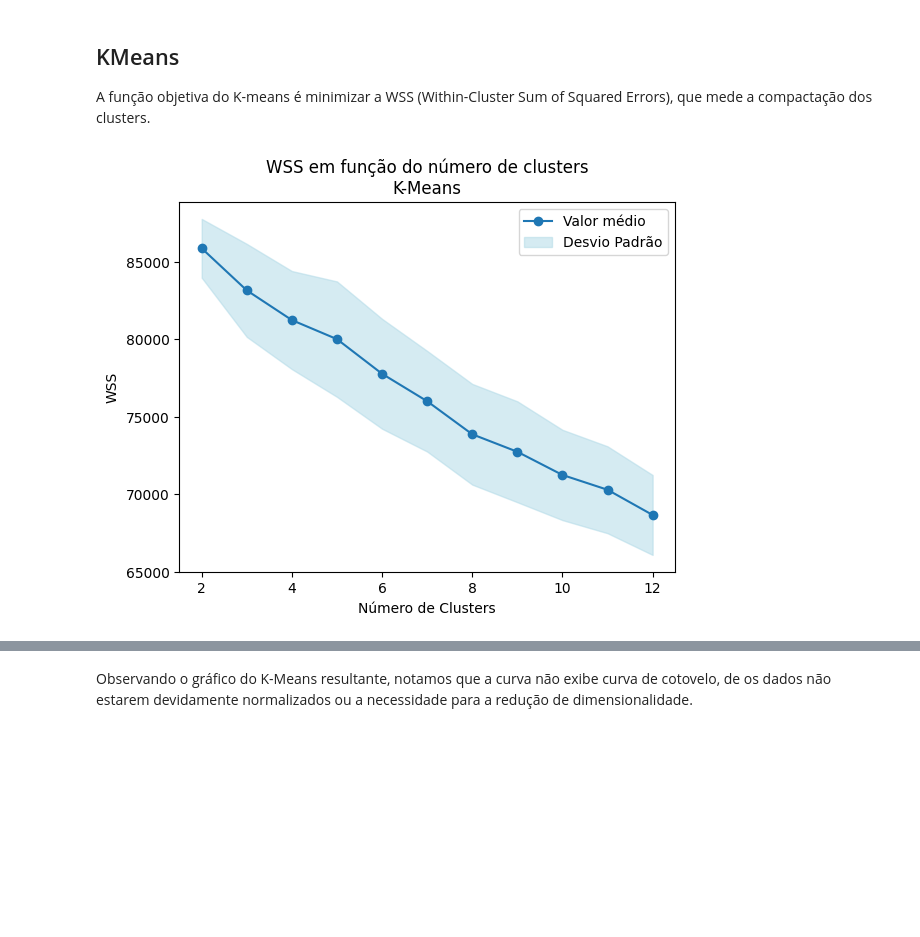
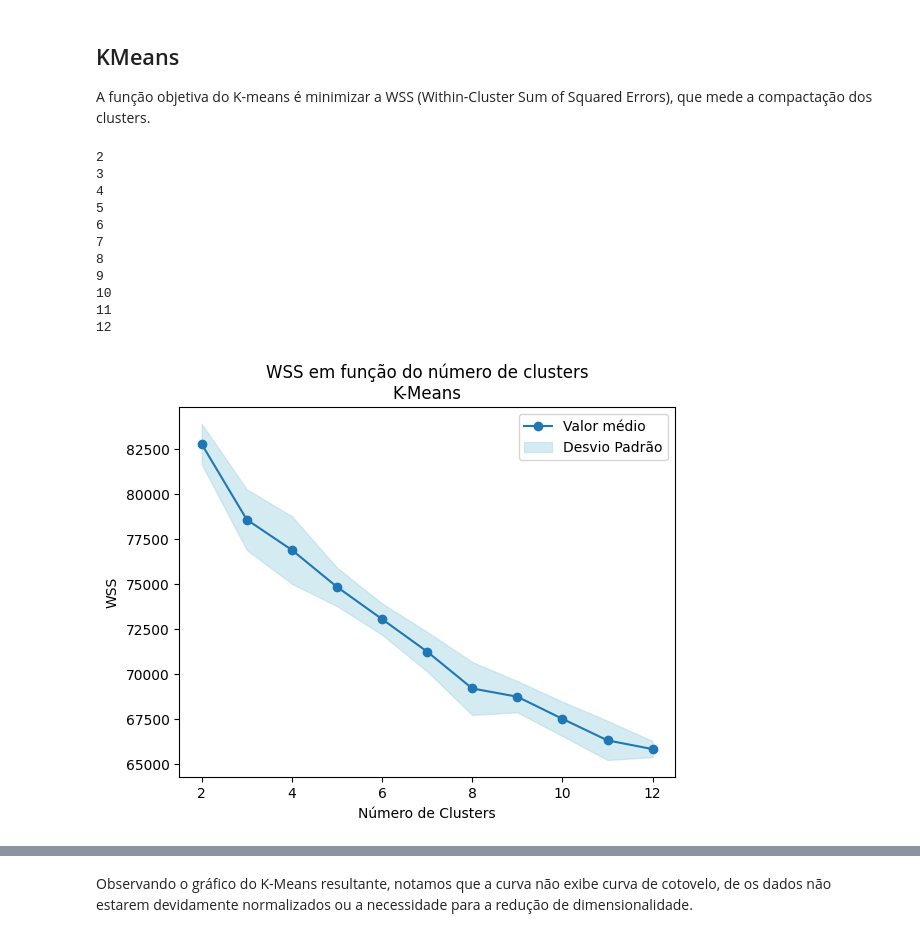
Before and after one commit to tiagomiranda24/Ext_Conhe_Dados_Biologicos, a Jupyter notebook: trabalho_fase3_python.ipynb, the cells around one changed output, grey strips where cells are left out. Drawn from its saved outputs; the diff is of its cells as text; code cells hidden in the pictures; blank space fills up the shorter version.

```diff
--- a/trabalho_fase3_python.ipynb
+++ b/trabalho_fase3_python.ipynb
@@ -424,34 +444,46 @@ ofs_avg = np.zeros(n)
 ofs_std = np.zeros(n)
 
 # Definir quantas vezes repetir o processo para cada modelo K-means com k clusters
-m = 100
+m = 10
 
 # Ciclo para calcular a WSS para diferentes números de clusters, de 2 a n
 for k in range(2, n+2):
+    print(k)
     # Inicializar uma lista que vai recolher os valores de inércia
     inertia = []
     # Correr a mesma instância m vezes e depois recolher o valor médio
     for i in range(m):
         # Criar uma instância do modelo K-means com k clusters
-        kmeans = KMeans(n_clusters=k, n_init="auto")
+        kmeans = KMeans(n_clusters=k, n_init=10)
         # Ajustar o modelo aos dados escalados
         kmeans.fit(X_r_proc)
         # Adicionar o valor da inérica (WSS) à lista inertia
         inertia.append(kmeans.inertia_)
     # Adicionar o valor médio à lista
     ofs_avg[k-2] = np.mean(inertia)
     # Adicionar o desvio padrão à lista
     ofs_std[k-2] = np.std(inertia)
 
 # Visualizar os valores da WSS em função do número de clusters
 y_upper = ofs_avg + ofs_std
 y_lower = ofs_avg - ofs_std
 plt.title('WSS em função do número de clusters\nK-Means')
 plt.plot(range(2, n+2), ofs_avg, '-o', label='Valor médio')
 plt.fill_between(range(2, n+2), y_lower, y_upper, color='lightblue', alpha=0.5, label='Desvio Padrão')
 plt.xlabel('Número de Clusters')
 plt.ylabel('WSS')
 plt.legend(loc='best')
 plt.show()
 # %% [output]
+2
+3
+4
+5
+6
+7
+8
+9
+10
+11
+12
-[figure, old version]
+[figure, new version]
```
Also changed, not shown: parts of 3 cells of this notebook.
